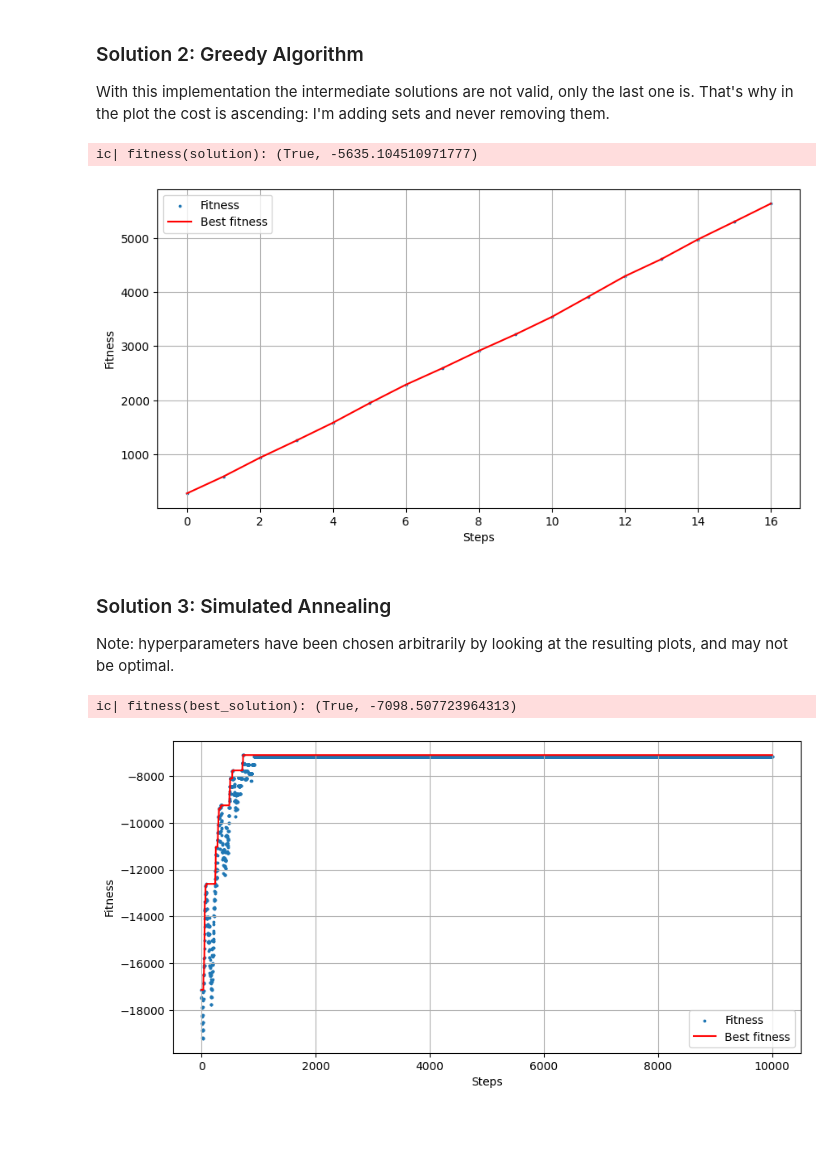
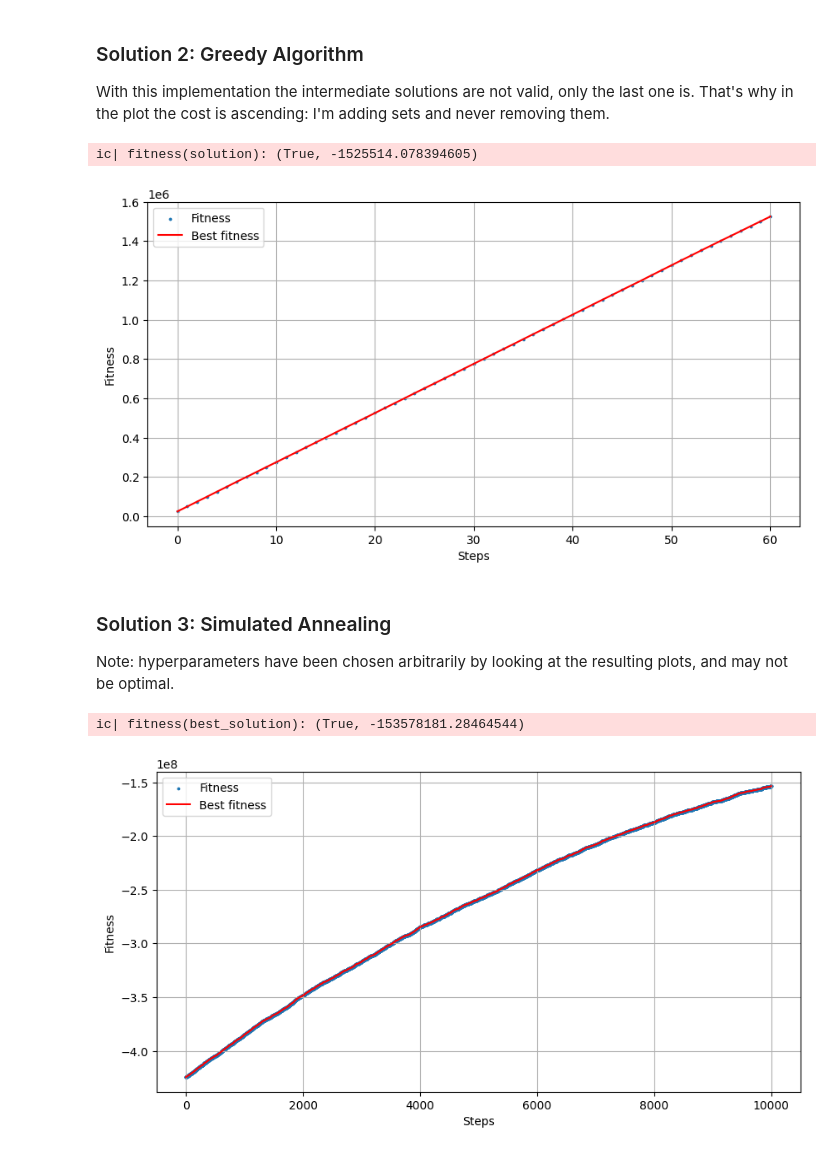
Before and after one commit to RonPlusSign/CI2024_lab1, a Jupyter notebook: set-cover.ipynb, the cells around one changed output. Drawn from its saved outputs; the diff is of its cells as text; code cells hidden in the pictures; blank space fills up the shorter version.

Commit message:
add readme and plots

```diff
--- a/set-cover.ipynb
+++ b/set-cover.ipynb
@@ -16,9 +16,9 @@ See: https://en.wikipedia.org/wiki/Set_cover_problem
 
 If you want to get reproducible results, use `rng` (and restart the kernel); for non-reproducible ones, use `np.random`.
 # %%
-UNIVERSE_SIZE = 1_000 # 100_000
-NUM_SETS = 100 # 10_000
-DENSITY = 0.2
+UNIVERSE_SIZE = 100_000
+NUM_SETS = 10_000
+DENSITY = 0.3
 MAX_STEPS = 10_000
 
 rng = np.random.Generator(np.random.PCG64([UNIVERSE_SIZE, NUM_SETS, int(10_000 * DENSITY)]))
@@ -225,24 +201,24 @@ That's why in the plot the cost is ascending: I'm adding sets and never removing
 # %%
 # Greedy algorithm for Set Cover Problem. In this case, only the last solution is valid!
 universe_size = SETS.shape[1]
 uncovered = np.ones(universe_size, dtype=bool)  # Start with all elements uncovered
 solution = np.ndarray(0, dtype=int)  # Start with an empty solution
 history = []
 
 while uncovered.any():  # While there are still uncovered elements
     coverage = SETS[:, uncovered].sum(axis=1)  # Calculate the number of uncovered elements each set covers
     ratio = coverage / COSTS  # Compute coverage-to-cost ratio (how much does each set cover for its cost?)
     best_set = np.argmax(ratio)  # Select the set with the highest coverage-to-cost ratio
     solution = np.append(solution, best_set)  # Add the best set to the solution
     uncovered[SETS[best_set]] = False  # Mark the elements covered by this set as covered
     fitness_sol = fitness(solution)
-    history.append(cost(solution))  # Multiply the two fitness values to get a single value
+    history.append(-fitness_sol[1])  # Append the cost of the solution
 
 ic(fitness(solution))
 plot(history)
 # %% [output]
-ic| fitness(solution): (True, -5635.104510971777)
+ic| fitness(solution): (True, -1525514.078394605)
-[figure, old version]
+[figure, new version]
 # %% [markdown]
 ### Solution 3: Simulated Annealing
 
@@ -255,28 +231,33 @@ num_sets = SETS.shape[0]
 # Start with a random solution (random subset of sets)
 current_solution = np.random.choice([True, False], size=num_sets)
 best_solution = current_solution.copy()
+fitness_best_solution = fitness(best_solution)
+fitness_current_solution = fitness_best_solution
 
 temp = 1000.0  # Initial temperature
 cooling_rate = 0.997  # Cooling rate
 history = [fitness(current_solution)[1]]
 tweak = single_mutation  # Use the single mutation tweak function
 
-for step in range(MAX_STEPS):
+for _ in range(MAX_STEPS):
     new_solution = tweak(current_solution)  # Generate a neighboring solution
+    fitness_new_solution = fitness(new_solution)
 
     # Determine if we should accept the new solution
-    delta_fitness = fitness(new_solution)[1] - fitness(current_solution)[1]  # Fitness difference
-    if fitness(new_solution)[0] and (delta_fitness > 0 or np.random.random() < np.exp(delta_fitness / temp)):  # Valid and (better or accepted by chance)
+    delta_fitness = fitness_new_solution[1] - fitness_current_solution[1]  # Fitness difference
+    if fitness_new_solution[0] and (delta_fitness > 0 or np.random.random() < np.exp(delta_fitness / temp)):  # Valid and (better or accepted by chance)
         current_solution = new_solution
+        fitness_current_solution = fitness_new_solution
 
-    if fitness(current_solution)[1] > fitness(best_solution)[1]:  # Update the best solution if the current one is better
+    if fitness_current_solution > fitness_best_solution:  # Update the best solution if the current one is better
         best_solution = current_solution
+        fitness_best_solution = fitness_current_solution
 
     temp *= cooling_rate  # Reduce the temperature
-    history.append(fitness(current_solution)[1])
+    history.append(fitness_current_solution[1])
 
 ic(fitness(best_solution))
 plot(history)
 # %% [output]
-ic| fitness(best_solution): (True, -7098.507723964313)
+ic| fitness(best_solution): (True, -153578181.28464544)
-[figure, old version]
+[figure, new version]
```
Also changed, not shown: parts of 7 cells of this notebook, 1 other file.
